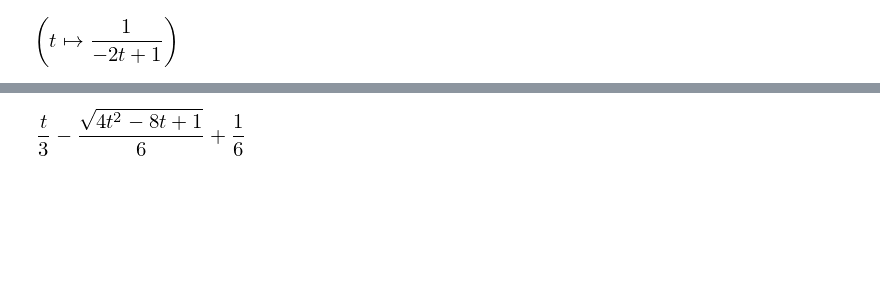
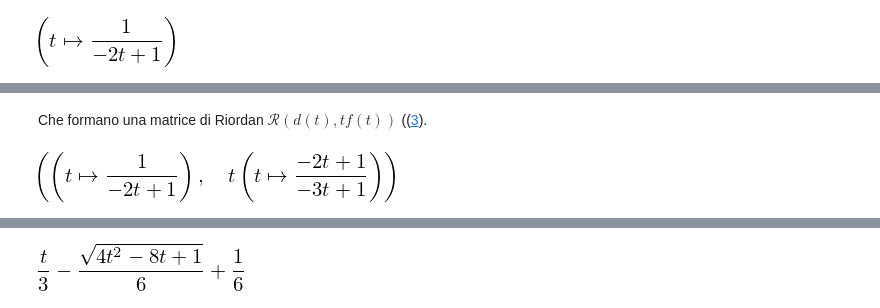
Before and after one commit to elia-mercatanti/aads-project, a Jupyter notebook: Central Coefficients of Riordan Matrices.ipynb, the cells around one changed output, grey strips where cells are left out. Drawn from its saved outputs; the diff is of its cells as text; code cells hidden in the pictures; blank space fills up the shorter version.

```diff
--- a/Central Coefficients of Riordan Matrices.ipynb
+++ b/Central Coefficients of Riordan Matrices.ipynb
@@ -49,5 +71,5 @@ from sympy import *
 # %%
-d = Lambda([t], 1/(1-2*t))
+d = Lambda(t, 1/(1-2*t))
 d
 # %% [output]
 [figure]
@@ -55,0 +81,6 @@ f = Lambda([t], (1-2*t)/(1-3*t))
+# %% [markdown]
+Che formano una matrice di Riordan $\mathcal{R}(d(t), tf(t))$ (([3](#riordan)).
+# %%
+(d, t*f)
+# %% [output]
+[figure, added]
```
Also changed, not shown: parts of 29 cells of this notebook.
